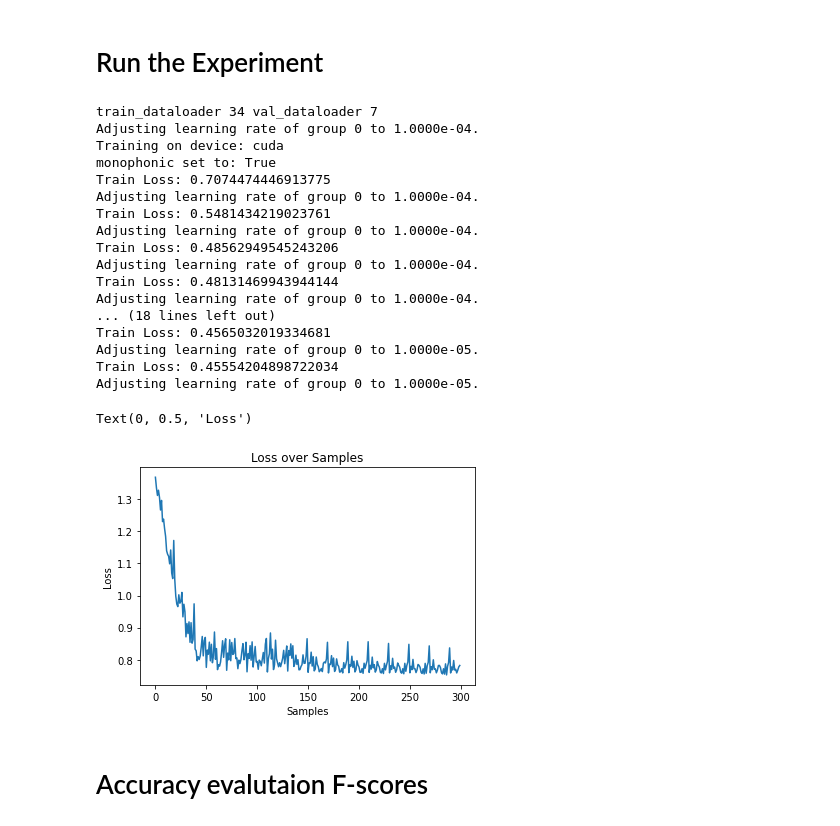
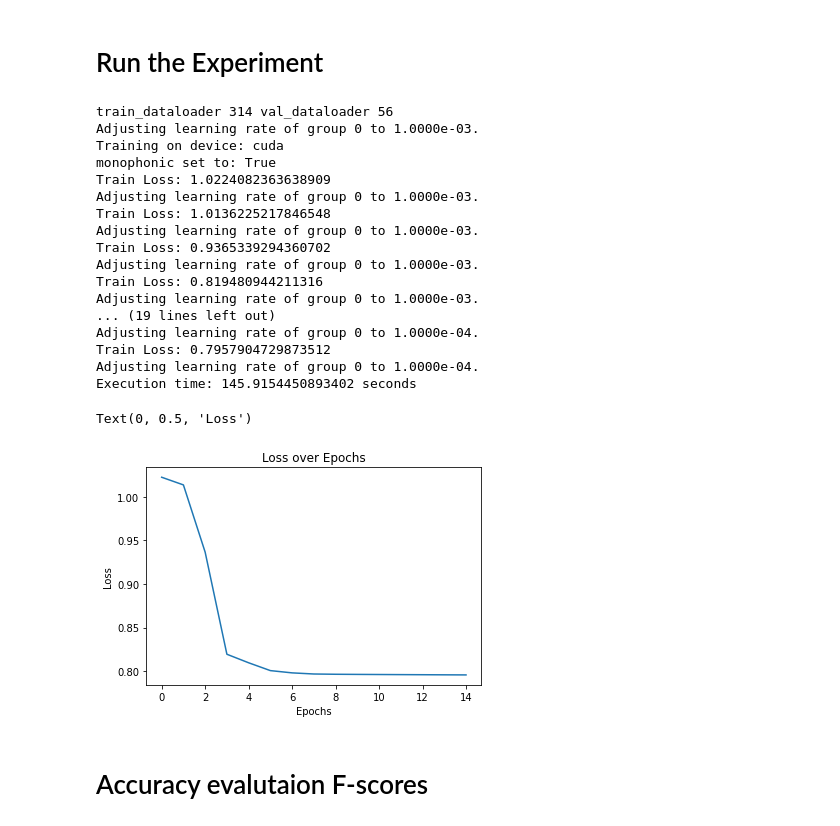
Before and after one commit to aim56009/AI-MA_project, a Jupyter notebook: Masterproject_final_tensor_version.ipynb, the cells around one changed output. Cells and saved outputs as stored; diff of their text form; code cells hidden in the pictures.

```diff
--- a/Masterproject_final_tensor_version.ipynb
+++ b/Masterproject_final_tensor_version.ipynb
@@ -57,7 +57,7 @@ Requirement already satisfied: elementpath<3.0.0,>=2.5.0 in /usr/local/lib/pytho
 # %% [markdown]
 # Dataloader - Set the dataset
 # %%
-fugues = True
+fugues = False
 
 if fugues == True:
     PATH_TO_DATA = "AI-MA_project/bach_pr_fugues"
@@ -796,9 +798,9 @@ def start_experiment( epochs, lr, hidden_dim, bs, momentum, rnn_depth, device, c
 # %%
 model = MusicNetwork
 epochs = 15
-lr = 1e-4 # was 0.001    #0.00001
+lr = 1e-3 # was 0.001    #0.00001
 momentum = 0.9
-decay = 0 #1e-4
+decay = 0#1e-4
 hidden_dim = 300
 bs = 1
 rnn_depth = 2
@@ -806,38 +808,47 @@ device = None                 #if None:  choses device automatically
 cell_type = "GRU"
 optimizer = "Adam"
 learn_all = "False"           # False -> uses train and valid set
-network_type= "CNN"
+network_type= "RNN"
 
 monophonic = True
 # %% [markdown]
 # Run the Experiment
 # %%
+import time
+
+st = time.time()
+
 his, val_dataloader = start_experiment(epochs, lr, hidden_dim, bs, momentum, rnn_depth, device, cell_type, decay, network_type, learn_all)
+
+et = time.time()
+
+elapsed_time = et - st
+print('Execution time:', elapsed_time, 'seconds')
 # %% [output]
-train_dataloader 34 val_dataloader 7
-Adjusting learning rate of group 0 to 1.0000e-04.
+train_dataloader 314 val_dataloader 56
+Adjusting learning rate of group 0 to 1.0000e-03.
 Training on device: cuda
 monophonic set to: True
-Train Loss: 0.7074474446913775
+Train Loss: 1.0224082363638909
+Adjusting learning rate of group 0 to 1.0000e-03.
+Train Loss: 1.0136225217846548
+Adjusting learning rate of group 0 to 1.0000e-03.
+Train Loss: 0.9365339294360702
+Adjusting learning rate of group 0 to 1.0000e-03.
+Train Loss: 0.819480944211316
+Adjusting learning rate of group 0 to 1.0000e-03.
+... (19 lines left out)
 Adjusting learning rate of group 0 to 1.0000e-04.
-Train Loss: 0.5481434219023761
+Train Loss: 0.7957904729873512
 Adjusting learning rate of group 0 to 1.0000e-04.
-Train Loss: 0.48562949545243206
-Adjusting learning rate of group 0 to 1.0000e-04.
-Train Loss: 0.48131469943944144
-Adjusting learning rate of group 0 to 1.0000e-04.
-... (18 lines left out)
-Train Loss: 0.4565032019334681
-Adjusting learning rate of group 0 to 1.0000e-05.
-Train Loss: 0.45554204898722034
-Adjusting learning rate of group 0 to 1.0000e-05.
+Execution time: 145.9154450893402 seconds
 # %%
 plt.plot(his)
-plt.title("Loss over Samples")
-plt.xlabel("Samples")
+plt.title("Loss over Epochs")
+plt.xlabel("Epochs")
 plt.ylabel("Loss")
 # %% [output]
 Text(0, 0.5, 'Loss')
-[figure, old version]
+[figure, new version]
 # %% [markdown]
 # Accuracy evalutaion F-scores
```
Also changed, not shown: parts of 26 cells of this notebook.
